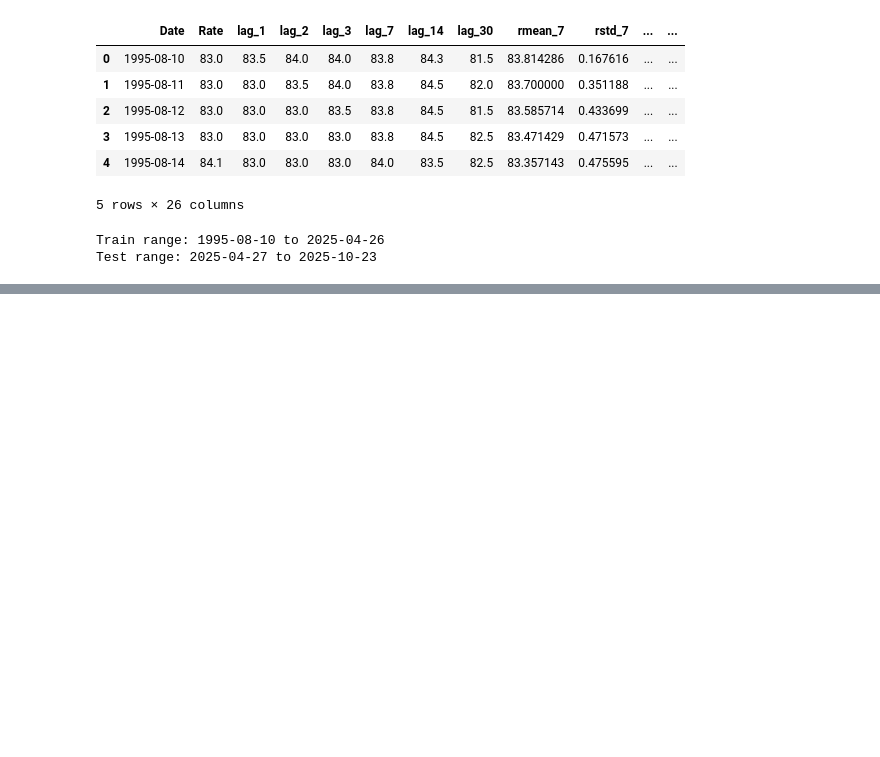
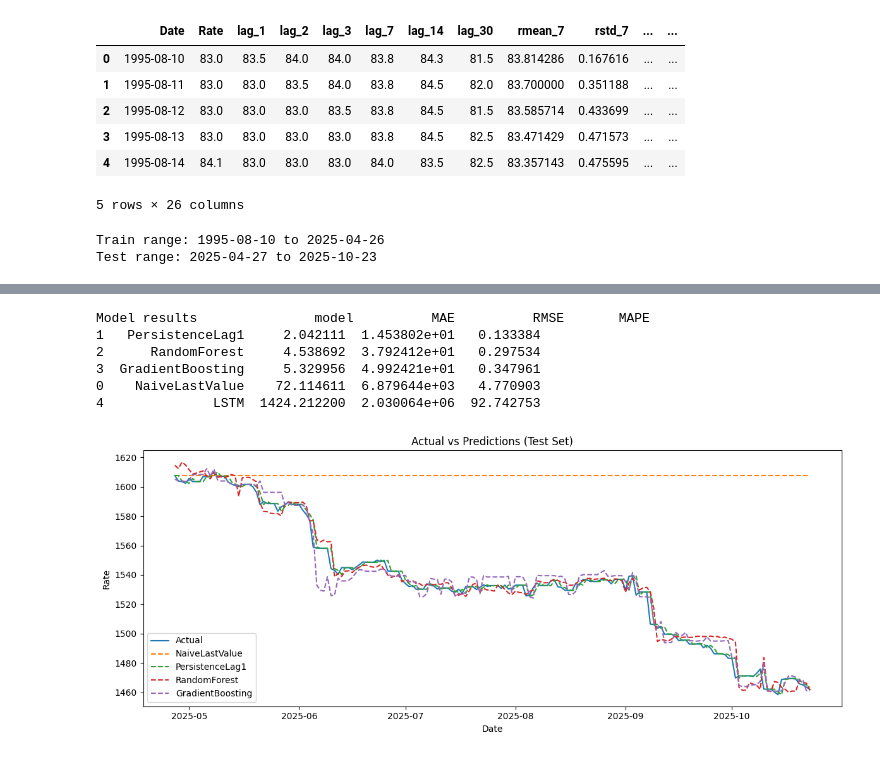
Before and after one commit to Samuel-Ozechi/NGForexCast, a Jupyter notebook: notebooks/modelling.ipynb, the cells around one changed output, grey strips where cells are left out. Drawn from its saved outputs; the diff is of its cells as text; code cells hidden in the pictures; blank space fills up the shorter version.

Commit message:
data exploration

```diff
--- a/notebooks/modelling.ipynb
+++ b/notebooks/modelling.ipynb
@@ -81,5 +104,31 @@ rf = RandomForestRegressor(n_estimators=200, random_state=42, n_jobs=-1)
 rf.fit(X_train, y_train)
 y_pred_rf = rf.predict(X_test)
 results.append(("RandomForest", mean_absolute_error(y_test, y_pred_rf),
-                mean_squared_error(y_test, y_pred_rf, squared=False),
+                mean_squared_error(y_test, y_pred_rf),
                 np.mean(np.abs((y_test - y_pred_rf) / y_test)) * 100))
+# %%
+# Gradient Boosting (sklearn)
+gbr = GradientBoostingRegressor(n_estimators=200, random_state=42)
+gbr.fit(X_train, y_train)
+y_pred_gbr = gbr.predict(X_test)
+results.append(("GradientBoosting", mean_absolute_error(y_test, y_pred_gbr),
+                mean_squared_error(y_test, y_pred_gbr),
+                np.mean(np.abs((y_test - y_pred_gbr) / y_test)) * 100))
+# %%
+# SARIMAX (try if statsmodels available)
+try:
+    from statsmodels.tsa.statespace.sarimax import SARIMAX
+    # use simple orders (1,1,1) (1,1,1,12) seasonal - this is a starting point; auto_arima would be preferable if available
+    sar_order = (1,1,1)
+    sea_order = (1,1,1,12)
+    sar_model = SARIMAX(train['rate'], order=sar_order, seasonal_order=sea_order, enforce_stationarity=False, enforce_invertibility=False)
+    sar_res = sar_model.fit(disp=False)
+    sar_pred = sar_res.get_forecast(steps=len(test)).predicted_mean
+    results.append(("SARIMAX(1,1,1)(1,1,1,12)", mean_absolute_error(y_test, sar_pred),
+                    mean_squared_error(y_test, sar_pred, squared=False),
+                    np.mean(np.abs((y_test - sar_pred) / y_test)) * 100))
+    # align for plotting later
+    sar_pred = np.array(sar_pred)
+except Exception as e:
+    print("SARIMAX skipped:", e)
+    sar_pred = None
@@ -85,0 +177,29 @@ results.append(("RandomForest", mean_absolute_error(y_test, y_pred_rf),
+# %%
+# Summarize results
+res_df = pd.DataFrame(results, columns=["model","MAE","RMSE","MAPE"])
+print("Model results", res_df.sort_values("MAE"))
+# %% [output]
+Model results               model          MAE          RMSE       MAPE
+1   PersistenceLag1     2.042111  1.453802e+01   0.133384
+2      RandomForest     4.538692  3.792412e+01   0.297534
+3  GradientBoosting     5.329956  4.992421e+01   0.347961
+0    NaiveLastValue    72.114611  6.879644e+03   4.770903
+4              LSTM  1424.212200  2.030064e+06  92.742753
+# %%
+# Plot actual vs predictions for top models (if available)
+plt.figure(figsize=(12,5))
+plt.plot(test['Date'], y_test.values, label='Actual')
+plt.plot(test['Date'], y_pred_naive, label='NaiveLastValue', linestyle='--')
+plt.plot(test['Date'], y_pred_pers, label='PersistenceLag1', linestyle='--')
+plt.plot(test['Date'], y_pred_rf, label='RandomForest', linestyle='--')
+plt.plot(test['Date'], y_pred_gbr, label='GradientBoosting', linestyle='--')
+if sar_pred is not None:
+    plt.plot(test['Date'], sar_pred, label='SARIMAX', linestyle='--')
+plt.legend()
+plt.title("Actual vs Predictions (Test Set)")
+plt.xlabel("Date")
+plt.ylabel("Rate")
+plt.tight_layout()
+plt.show()
+# %% [output]
+[figure, added]
```
Also changed, not shown: parts of 5 cells of this notebook, 1 other file.
